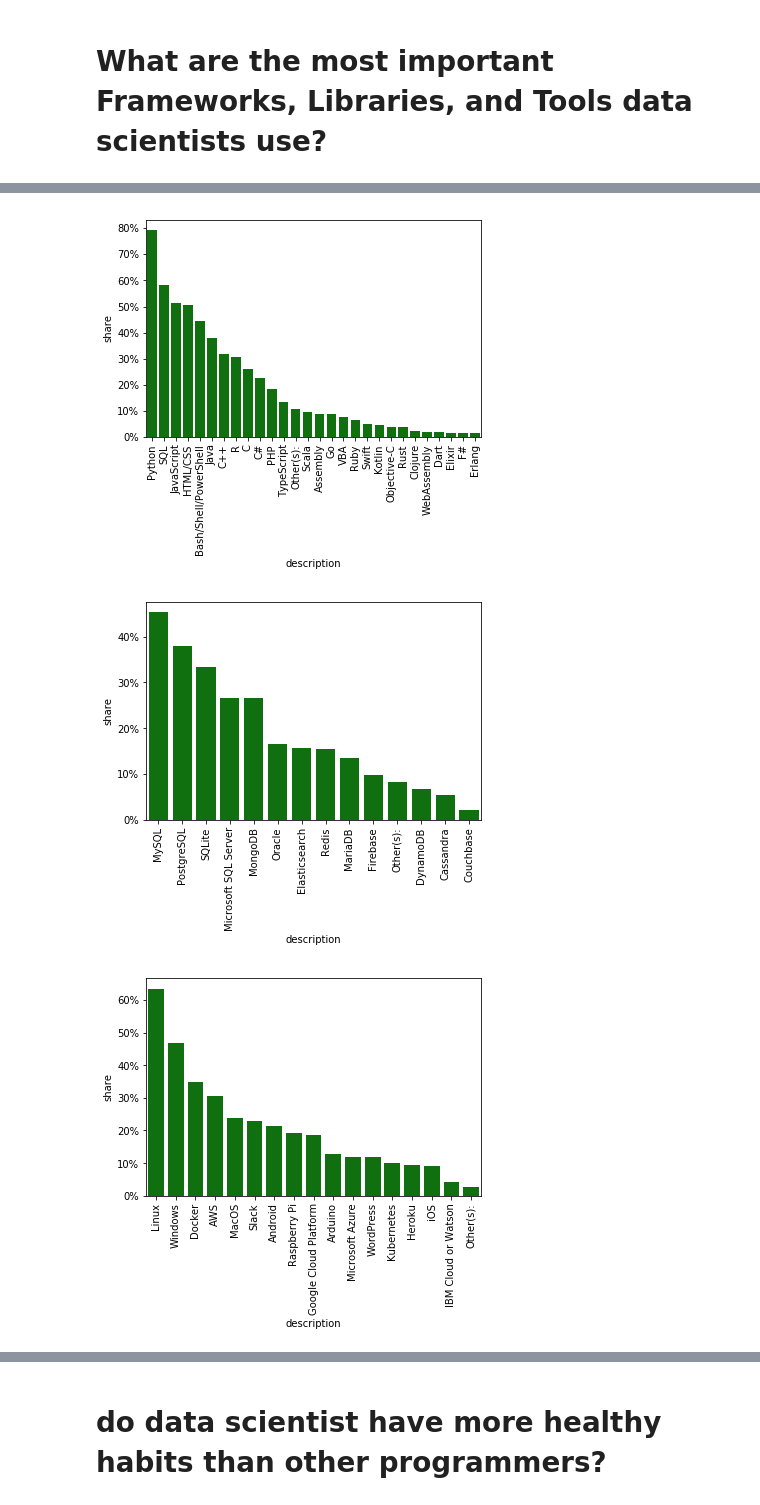
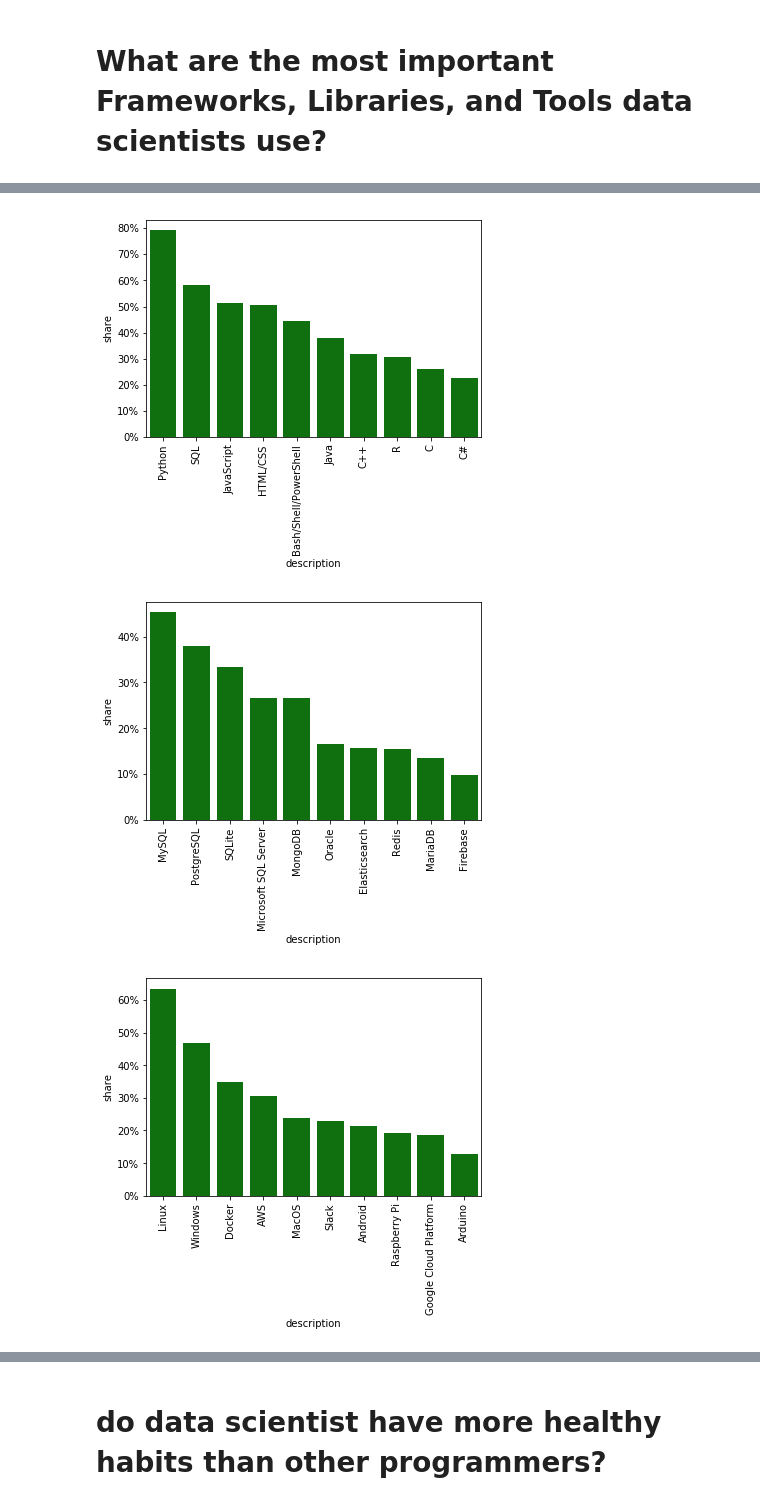
Before and after one commit to StefanTippelt/stack_overflow_developer_survey, a Jupyter notebook: stackoverflow_exploration.ipynb, the cells around one changed output, grey strips where cells are left out. Drawn from its saved outputs; the diff is of its cells as text; code cells hidden in the pictures.

Commit message:
feat: Add visualization of distributions

```diff
--- a/stackoverflow_exploration.ipynb
+++ b/stackoverflow_exploration.ipynb
@@ -320,10 +143,8 @@ df_web_frameworks;
 # %%
-# TODO: add a grid
-
 for metric in metrics:
-  plot_shares(x=mydf.query("metric == @metric")["description"], y=mydf.query("metric == @metric")["share"], color='g')
+  plot_shares(x=mydf.query("metric == @metric")["description"][:10], y=mydf.query("metric == @metric")["share"], color='g')
   plt.show()
 # %% [output]
-[figure, old version]
+[figure, new version]
-[figure, old version]
+[figure, new version]
-[figure, old version]
+[figure, new version]
```
Also changed, not shown: parts of 37 cells of this notebook.
